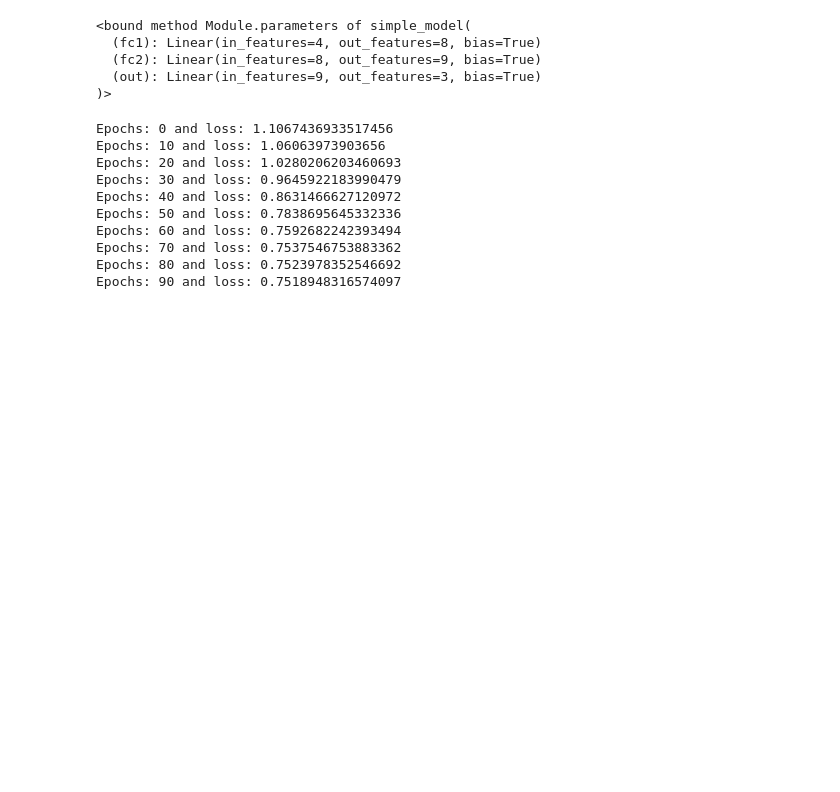
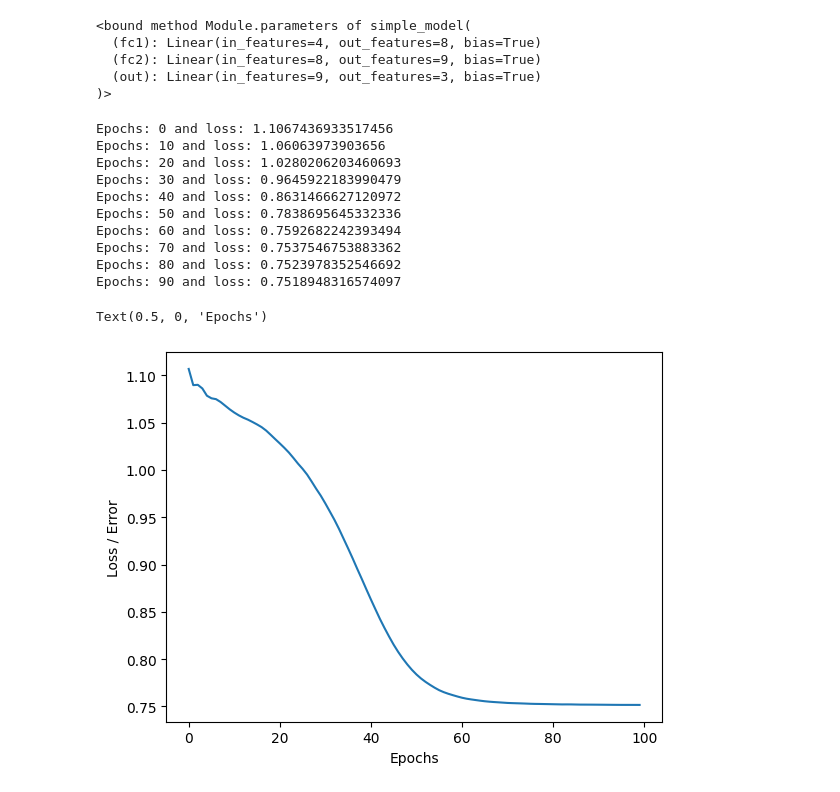
Before and after one commit to Madushani-Weerasekara/Iris-Classification-PyTorch-NN, a Jupyter notebook: iris-pytorch-model-training.ipynb, the cells around one changed output. Drawn from its saved outputs; the diff is of its cells as text; code cells hidden in the pictures; blank space fills up the shorter version.

Commit message:
Graph the model

```diff
--- a/iris-pytorch-model-training.ipynb
+++ b/iris-pytorch-model-training.ipynb
@@ -207,3 +207,11 @@ Epochs: 60 and loss: 0.7592682242393494
 Epochs: 70 and loss: 0.7537546753883362
 Epochs: 80 and loss: 0.7523978352546692
 Epochs: 90 and loss: 0.7518948316574097
+# %%
+# graph it out!
+plt.plot(range(epochs), losses)
+plt.ylabel("Loss / Error")
+plt.xlabel("Epochs")
+# %% [output]
+Text(0.5, 0, 'Epochs')
+[figure, added]
```
